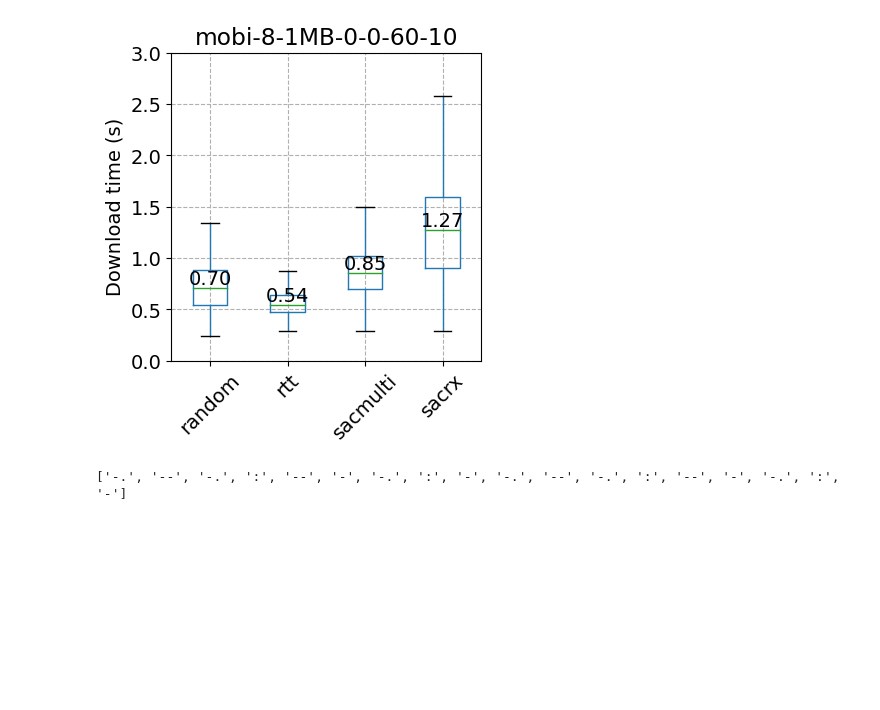
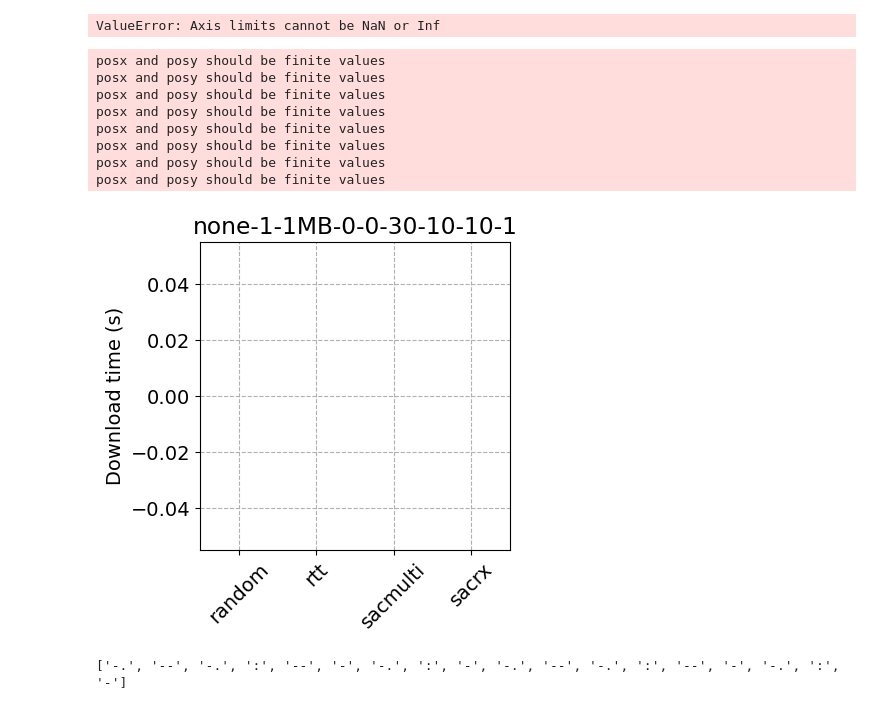
Before and after one commit to quic-vn/mpquic-drl, a Jupyter notebook: simulationFileServer/statistic/plot-multi.ipynb, the cells around one changed output. Drawn from its saved outputs; the diff is of its cells as text; code cells hidden in the pictures; blank space fills up the shorter version.

```diff
--- a/simulationFileServer/statistic/plot-multi.ipynb
+++ b/simulationFileServer/statistic/plot-multi.ipynb
@@ -5,19 +5,21 @@ import matplotlib.pyplot as plt
 # Define the list of schedules to compare
 schedules = ['random', 'rtt', 'sacmulti', 'sacrx']
 # Define the parameters
-mdl = 'mobi'
-clt = 8
-bwd = 60
-rtt = 10
+mdl = 'none'
+clt = 1
+bwd = 30
+owd = 10
+var = 10
+los = 1
 
 # Read all the files into separate dataframes
 all_data = {}
 for sch in schedules:
-    file_paths = [f'../output/newrx/{mdl}/{mdl}-{clt}-1MB-0-0-{bwd}-{rtt}-0-0-{sch}-result{i+3}.csv' for i in range(clt)]
+    file_paths = [f'../output/{mdl}-{clt}-1MB-0-0-{bwd}-{owd}-{var}-{los}-{sch}-result{i+3}.csv' for i in range(clt)]
     data_frames = [pd.read_csv(file, names=['data', 'timestamp']) for file in file_paths]
     for df in data_frames:
         df['data'] = pd.to_numeric(df['data'], errors='coerce')
-    data_frames_1 = [df['data'][300:] for df in data_frames]
+    data_frames_1 = [df['data'][1000:3000] for df in data_frames]
     combined_data = pd.DataFrame({f'file{i+1}': df.reset_index(drop=True) for i, df in enumerate(data_frames_1)})
     combined_data = combined_data / 1000  # Convert to seconds
     combined_data['mean'] = combined_data.mean(axis=1)
@@ -44,36 +46,45 @@ plt.rcParams.update({'font.size': 14, 'font.family': 'sans-serif'})
 #     ax.set_xticklabels(x_tick_labels, rotation=45)
 #     ax.set_ylim(0.0, 3)
 
 #     medians = boxplot_data.median()
 #     for j in range(len(medians)):
 #         ax.text(j + 1, medians[j], f'{medians[j]:.2f}', ha='center', va='bottom', color='black')
 
 # plt.tight_layout()
 # plt.show()
 
 # Boxplot for all clients across schedules
 all_clients_across_schedules = pd.DataFrame()
 
 for sch in schedules:
     combined_data = all_data[sch]
     all_clients = pd.DataFrame(combined_data.drop(columns=['mean']).values.flatten(), columns=[sch])
     all_clients_across_schedules = pd.concat([all_clients_across_schedules, all_clients], axis=1)
 
 plt.figure(figsize=(4, 4))
 boxplot = all_clients_across_schedules.boxplot(patch_artist=False, showfliers=False)
 plt.ylabel('Download time (s)')
-plt.title(f'{mdl}-{clt}-1MB-0-0-{bwd}-{rtt}')
+plt.title(f'{mdl}-{clt}-1MB-0-0-{bwd}-{owd}-{var}-{los}')
 plt.grid(True, linestyle="--")
 plt.xticks(ticks=range(1, len(schedules) + 1), labels=schedules, rotation=45)
-plt.ylim(0.0, 3)
 
 medians = all_clients_across_schedules.median()
 for i in range(len(medians)):
     plt.text(i + 1, medians[i], f'{medians[i]:.2f}', ha='center', va='bottom', color='black')
 
+plt.ylim(medians[0]/2, medians[0]*1.5)
 plt.show()
 # %% [output]
+ValueError: Axis limits cannot be NaN or Inf
+posx and posy should be finite values
+posx and posy should be finite values
+posx and posy should be finite values
+posx and posy should be finite values
+posx and posy should be finite values
+posx and posy should be finite values
+posx and posy should be finite values
+posx and posy should be finite values
-[figure, old version]
+[figure, new version]
 # %%
 import pandas as pd
 import matplotlib.pyplot as plt
```
Also changed, not shown: 6 other files.
